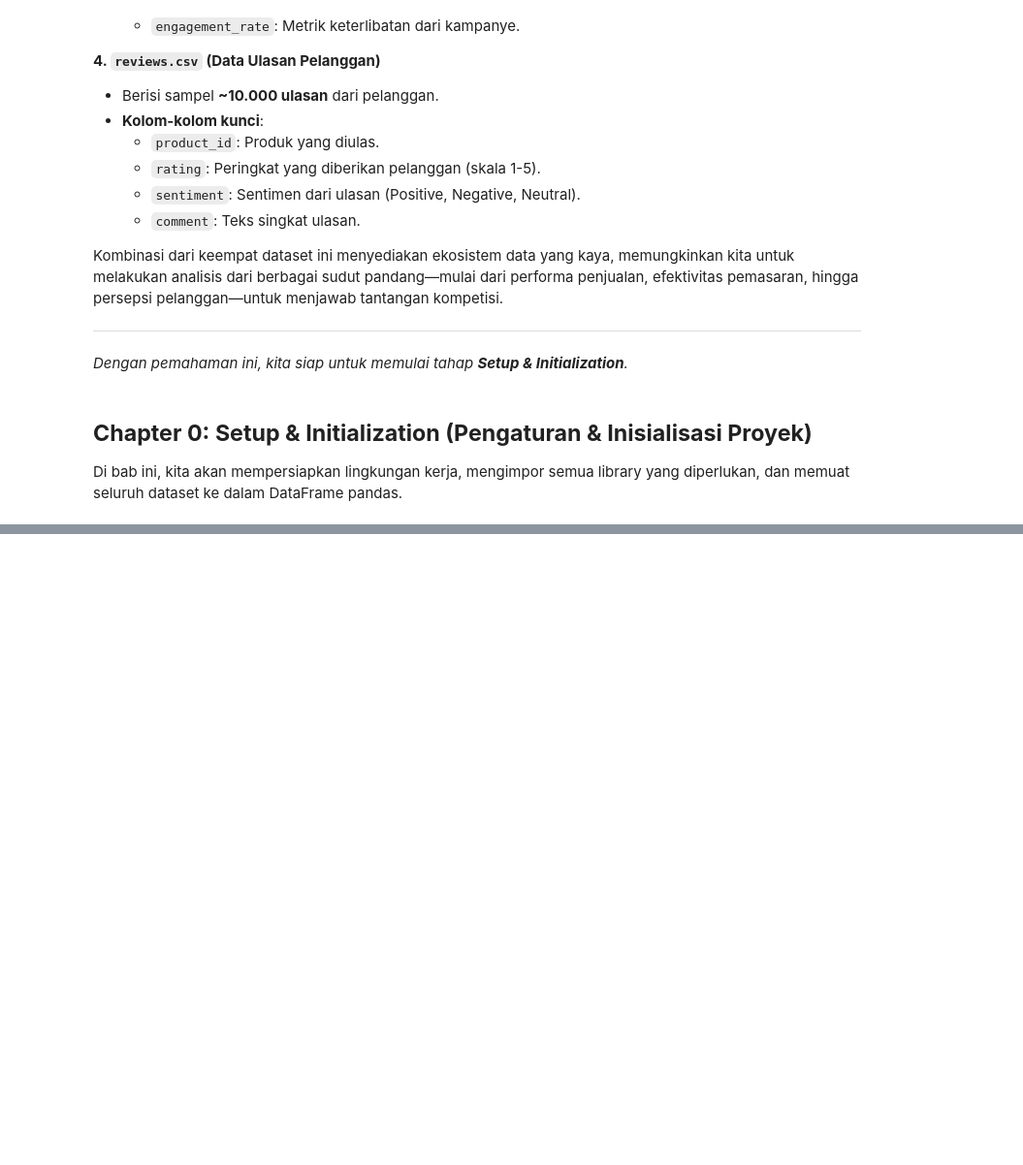
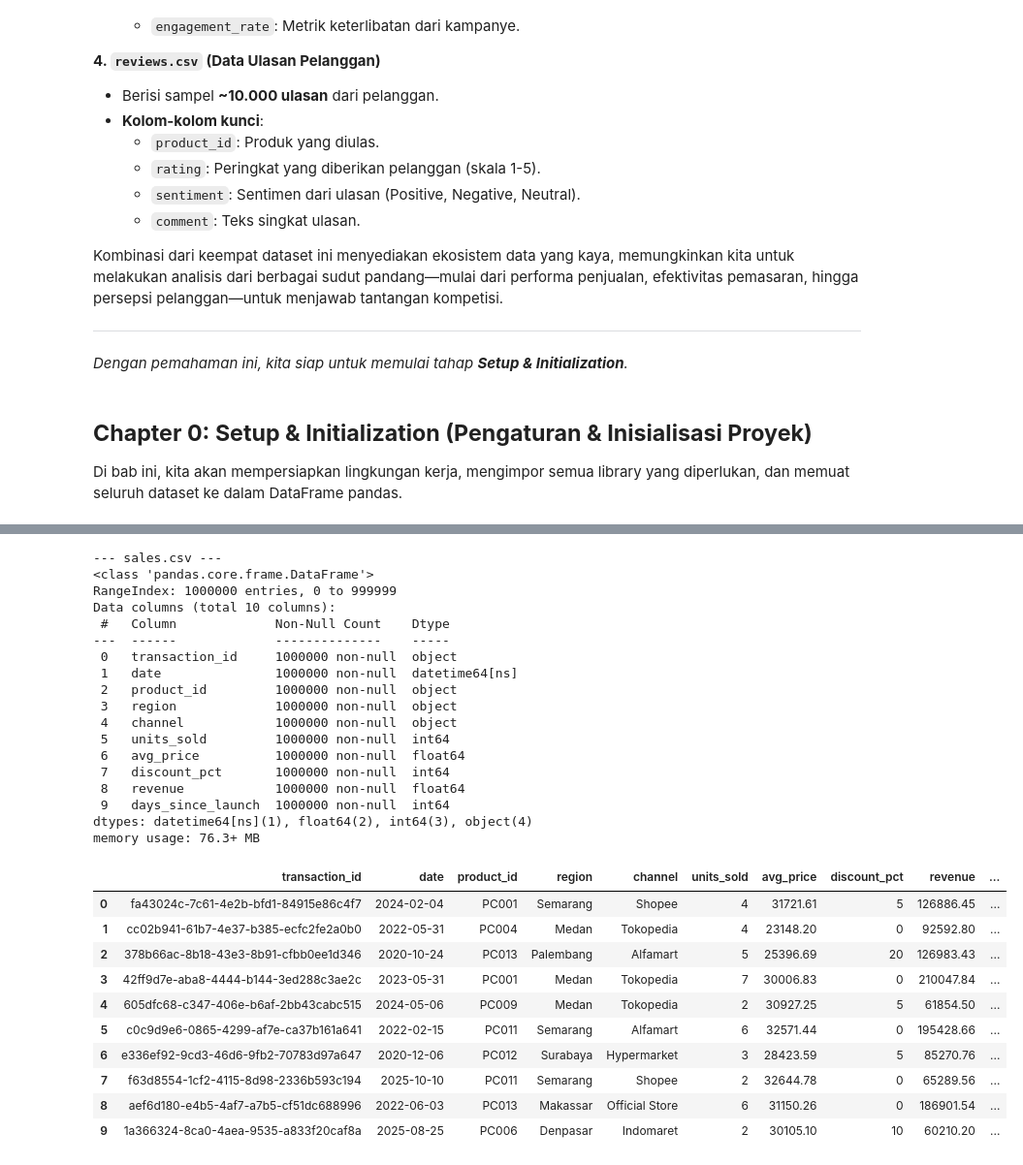
Before and after one commit to LatiefDataVisionary/fmcg-gelar-rasa-2025, a Jupyter notebook: notebooks/notebook.ipynb, the cells around one changed output, grey strips where cells are left out. Shown at 97% size. Saved outputs shown, nothing was run; the diff lists cells and outputs as text; code cells hidden in the pictures; blank space fills up the shorter version.

Commit message:
Sub-chapter 0.2 Data Loading(Memuat Dataset)

```diff
--- a/notebooks/notebook.ipynb
+++ b/notebooks/notebook.ipynb
@@ -1365,0 +1375,5 @@ Semua library yang diperlukan telah berhasil diimpor.
+# %%
+# Path ke folder utama hasil ekstraksi
+base_extracted_path = '/content/drive/My Drive/Dataset/fmcg_personalcare_extracted'
+# Path ke subfolder yang berisi file CSV
+data_folder = os.path.join(base_extracted_path, 'fmcg_personalcare')
@@ -1365,0 +1414,37 @@ Semua library yang diperlukan telah berhasil diimpor.
+# %%
+# Memuat sales.csv dan langsung mengubah kolom 'date' menjadi tipe data datetime
+sales = pd.read_csv(os.path.join(data_folder, 'sales.csv'))
+print("\n--- sales.csv ---")
+sales['date'] = pd.to_datetime(sales['date'])
+sales.info()
+display(sales.head(10))
+# %% [output]
+--- sales.csv ---
+<class 'pandas.core.frame.DataFrame'>
+RangeIndex: 1000000 entries, 0 to 999999
+Data columns (total 10 columns):
+ #   Column             Non-Null Count    Dtype
+---  ------             --------------    -----
+ 0   transaction_id     1000000 non-null  object
+ 1   date               1000000 non-null  datetime64[ns]
+ 2   product_id         1000000 non-null  object
+ 3   region             1000000 non-null  object
+ 4   channel            1000000 non-null  object
+ 5   units_sold         1000000 non-null  int64
+ 6   avg_price          1000000 non-null  float64
+ 7   discount_pct       1000000 non-null  int64
+ 8   revenue            1000000 non-null  float64
+ 9   days_since_launch  1000000 non-null  int64
+dtypes: datetime64[ns](1), float64(2), int64(3), object(4)
+memory usage: 76.3+ MB
+|  | transaction_id | date | product_id | region | channel | units_sold | avg_price | discount_pct | revenue | ... |
+| 0 | fa43024c-7c61-4e2b-bfd1-84915e86c4f7 | 2024-02-04 | PC001 | Semarang | Shopee | 4 | 31721.61 | 5 | 126886.45 | ... |
+| 1 | cc02b941-61b7-4e37-b385-ecfc2fe2a0b0 | 2022-05-31 | PC004 | Medan | Tokopedia | 4 | 23148.20 | 0 | 92592.80 | ... |
+| 2 | 378b66ac-8b18-43e3-8b91-cfbb0ee1d346 | 2020-10-24 | PC013 | Palembang | Alfamart | 5 | 25396.69 | 20 | 126983.43 | ... |
+| 3 | 42ff9d7e-aba8-4444-b144-3ed288c3ae2c | 2023-05-31 | PC001 | Medan | Tokopedia | 7 | 30006.83 | 0 | 210047.84 | ... |
+| 4 | 605dfc68-c347-406e-b6af-2bb43cabc515 | 2024-05-06 | PC009 | Medan | Tokopedia | 2 | 30927.25 | 5 | 61854.50 | ... |
+| 5 | c0c9d9e6-0865-4299-af7e-ca37b161a641 | 2022-02-15 | PC011 | Semarang | Alfamart | 6 | 32571.44 | 0 | 195428.66 | ... |
+| 6 | e336ef92-9cd3-46d6-9fb2-70783d97a647 | 2020-12-06 | PC012 | Surabaya | Hypermarket | 3 | 28423.59 | 5 | 85270.76 | ... |
+| 7 | f63d8554-1cf2-4115-8d98-2336b593c194 | 2025-10-10 | PC011 | Semarang | Shopee | 2 | 32644.78 | 0 | 65289.56 | ... |
+| 8 | aef6d180-e4b5-4af7-a7b5-cf51dc688996 | 2022-06-03 | PC013 | Makassar | Official Store | 6 | 31150.26 | 0 | 186901.54 | ... |
+| 9 | 1a366324-8ca0-4aea-9535-a833f20caf8a | 2025-08-25 | PC006 | Denpasar | Indomaret | 2 | 30105.10 | 10 | 60210.20 | ... |
```
Also changed, not shown: parts of 10 cells of this notebook.
